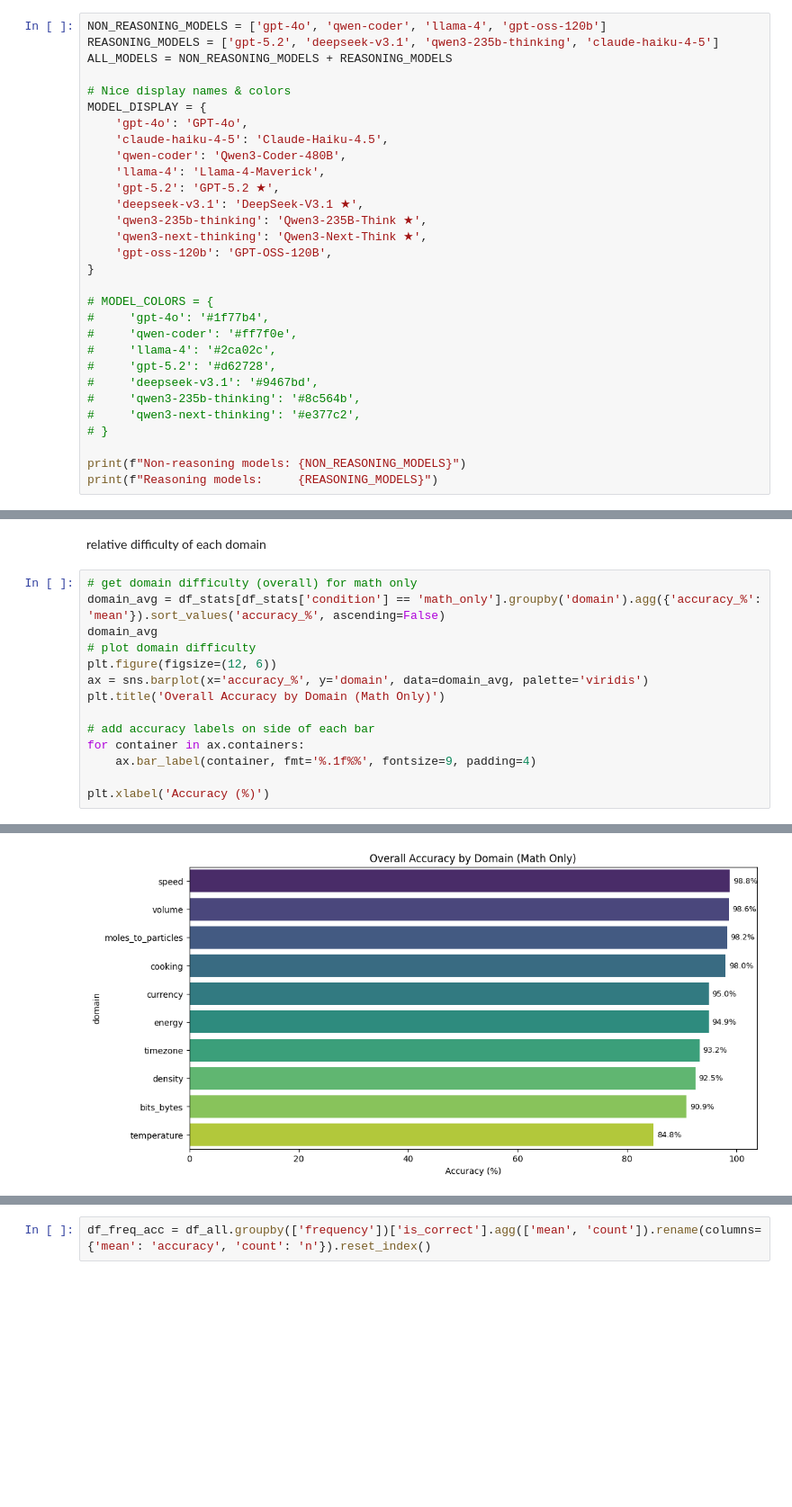
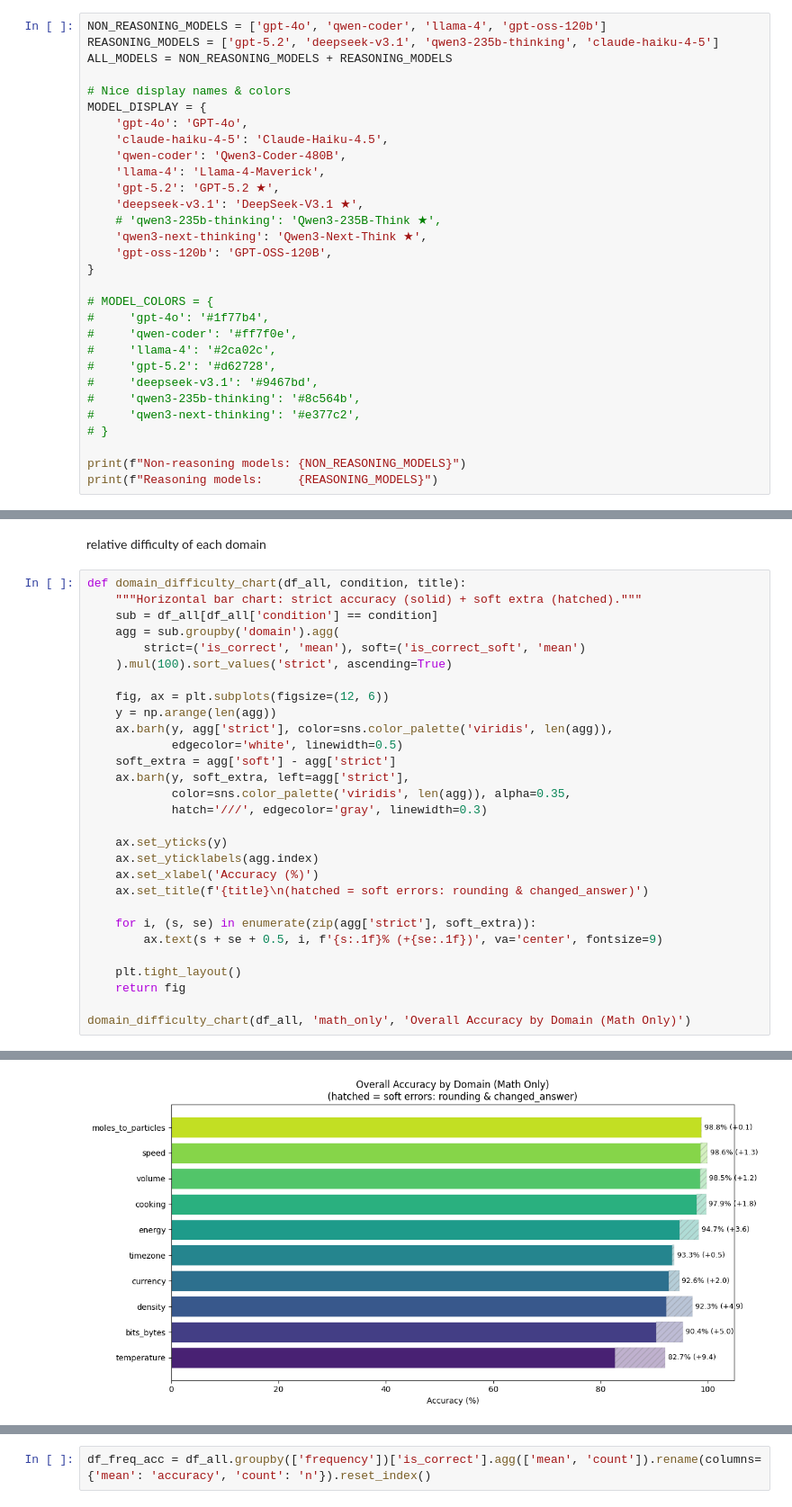
Before and after one commit to janewarren/math_gender, a Jupyter notebook: conversion_test/2_analysis/analysis_new.ipynb, the cells around one changed output, grey strips where cells are left out. Shown at 90% size. Saved outputs shown, nothing was run; the diff lists cells and outputs as text; blank space fills up the shorter version.

```diff
--- a/conversion_test/2_analysis/analysis_new.ipynb
+++ b/conversion_test/2_analysis/analysis_new.ipynb
@@ -21,7 +22,7 @@ MODEL_DISPLAY = {
     'llama-4': 'Llama-4-Maverick',
     'gpt-5.2': 'GPT-5.2 ★',
     'deepseek-v3.1': 'DeepSeek-V3.1 ★',
-    'qwen3-235b-thinking': 'Qwen3-235B-Think ★',
+    # 'qwen3-235b-thinking': 'Qwen3-235B-Think ★',
     'qwen3-next-thinking': 'Qwen3-Next-Think ★',
     'gpt-oss-120b': 'GPT-OSS-120B',
 }
@@ -416,17 +594,32 @@ plt.tight_layout()
 # %% [markdown]
 relative difficulty of each domain
 # %%
-# get domain difficulty (overall) for math only
-domain_avg = df_stats[df_stats['condition'] == 'math_only'].groupby('domain').agg({'accuracy_%': 'mean'}).sort_values('accuracy_%', ascending=False)
-domain_avg
-# plot domain difficulty
-plt.figure(figsize=(12, 6))
-ax = sns.barplot(x='accuracy_%', y='domain', data=domain_avg, palette='viridis')
-plt.title('Overall Accuracy by Domain (Math Only)')
+def domain_difficulty_chart(df_all, condition, title):
+    """Horizontal bar chart: strict accuracy (solid) + soft extra (hatched)."""
+    sub = df_all[df_all['condition'] == condition]
+    agg = sub.groupby('domain').agg(
+        strict=('is_correct', 'mean'), soft=('is_correct_soft', 'mean')
+    ).mul(100).sort_values('strict', ascending=True)
 
-# add accuracy labels on side of each bar
-for container in ax.containers:
-    ax.bar_label(container, fmt='%.1f%%', fontsize=9, padding=4)
+    fig, ax = plt.subplots(figsize=(12, 6))
+    y = np.arange(len(agg))
+    ax.barh(y, agg['strict'], color=sns.color_palette('viridis', len(agg)),
+            edgecolor='white', linewidth=0.5)
+    soft_extra = agg['soft'] - agg['strict']
+    ax.barh(y, soft_extra, left=agg['strict'],
+            color=sns.color_palette('viridis', len(agg)), alpha=0.35,
+            hatch='///', edgecolor='gray', linewidth=0.3)
 
-plt.xlabel('Accuracy (%)')
+    ax.set_yticks(y)
+    ax.set_yticklabels(agg.index)
+    ax.set_xlabel('Accuracy (%)')
+    ax.set_title(f'{title}\n(hatched = soft errors: rounding & changed_answer)')
+
+    for i, (s, se) in enumerate(zip(agg['strict'], soft_extra)):
+        ax.text(s + se + 0.5, i, f'{s:.1f}% (+{se:.1f})', va='center', fontsize=9)
+
+    plt.tight_layout()
+    return fig
+
+domain_difficulty_chart(df_all, 'math_only', 'Overall Accuracy by Domain (Math Only)')
 # %% [output]
@@ -434 +626 @@ Text(0.5, 0, 'Accuracy (%)')
-[figure, old version]
+[figure, new version]
```
Also changed, not shown: parts of 23 cells of this notebook, 5 other files.
